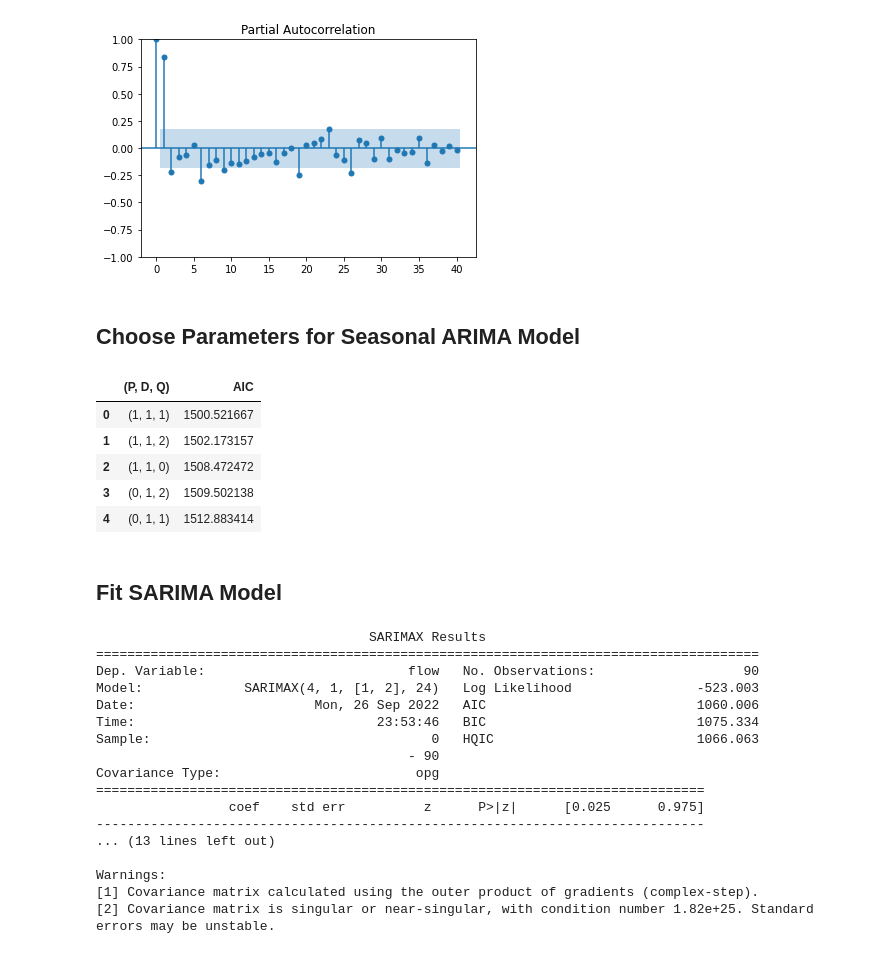
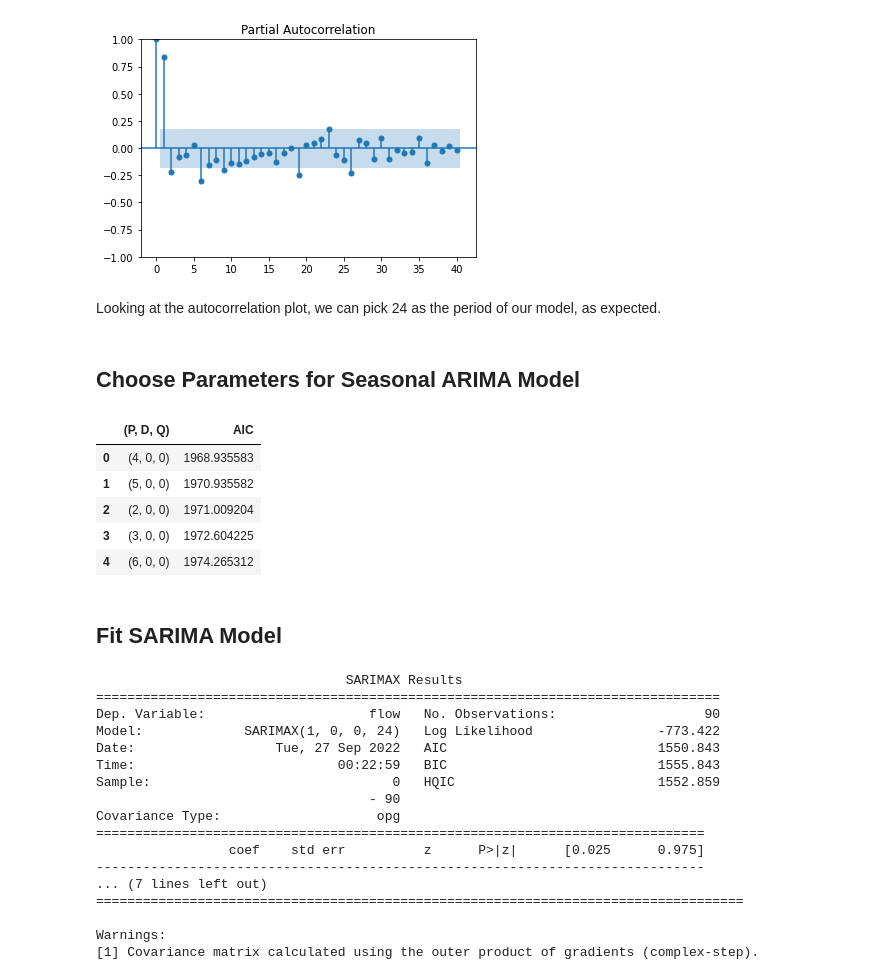
Before and after one commit to ivankirev13/Probabilistic-Traffic-Modelling, a Jupyter notebook: ARIMA Traffic Model/arima_model.ipynb, the cells around one changed output. Cells and saved outputs as stored; diff of their text form; code cells hidden in the pictures.

Commit message:
arima model final

```diff
--- a/ARIMA Traffic Model/arima_model.ipynb
+++ b/ARIMA Traffic Model/arima_model.ipynb
@@ -59,6 +62,8 @@ plt.show()
 # %% [output]
 [figure]
 [figure]
+# %% [markdown]
+Looking at the autocorrelation plot, we can pick 24 as the period of our model, as expected.
 # %% [markdown]
 ## Choose Parameters for Seasonal ARIMA Model
 # %%
@@ -93,28 +98,27 @@ def optimize_SARIMA(parameters_list, s, data):
 
     return result_df
 # %%
-from itertools import product
 import warnings
 warnings.filterwarnings("ignore")
 
-P = range(0, 2, 1)
-D = range(0, 2, 1)
-Q = range(0, 3, 1)
+P = range(0, 10, 1)
+D = range(0, 1, 1)
+Q = range(0, 1, 1)
 s = 24
 
 parameters_list = list(product(P,D,Q))
 
 result_df = optimize_SARIMA(parameters_list, 24, flow)
 
 # Ordered by AIC
 result_df.head()
 # %% [output]
 |  | (P, D, Q) | AIC |
-| 0 | (1, 1, 1) | 1500.521667 |
-| 1 | (1, 1, 2) | 1502.173157 |
-| 2 | (1, 1, 0) | 1508.472472 |
-| 3 | (0, 1, 2) | 1509.502138 |
-| 4 | (0, 1, 1) | 1512.883414 |
+| 0 | (4, 0, 0) | 1968.935583 |
+| 1 | (5, 0, 0) | 1970.935582 |
+| 2 | (2, 0, 0) | 1971.009204 |
+| 3 | (3, 0, 0) | 1972.604225 |
+| 4 | (6, 0, 0) | 1974.265312 |
 # %% [markdown]
 ## Fit SARIMA Model
 # %%
@@ -126,7 +130,7 @@ test_data = flow[index_train_data :]
 # define model
 model = SARIMAX(train_data,
                 order=(0,0,0),
-                seasonal_order=(4,1,2,24))
+                seasonal_order=(1,0,0,24))
 
 #fit the model
 model_fit = model.fit()
@@ -135,23 +139,23 @@ preds_df = (model_fit.get_prediction(start=index_train_data, end=119).summary_fr
 #summary of the model
 print(model_fit.summary())
 # %% [output]
-                                   SARIMAX Results
-=====================================================================================
-Dep. Variable:                          flow   No. Observations:                   90
-Model:             SARIMAX(4, 1, [1, 2], 24)   Log Likelihood                -523.003
-Date:                       Mon, 26 Sep 2022   AIC                           1060.006
-Time:                               23:53:46   BIC                           1075.334
-Sample:                                    0   HQIC                          1066.063
-                                        - 90
-Covariance Type:                         opg
+                                SARIMAX Results
+================================================================================
+Dep. Variable:                     flow   No. Observations:                   90
+Model:             SARIMAX(1, 0, 0, 24)   Log Likelihood                -773.422
+Date:                  Tue, 27 Sep 2022   AIC                           1550.843
+Time:                          00:22:59   BIC                           1555.843
+Sample:                               0   HQIC                          1552.859
+                                   - 90
+Covariance Type:                    opg
 ==============================================================================
                  coef    std err          z      P>|z|      [0.025      0.975]
 ------------------------------------------------------------------------------
-... (13 lines left out)
+... (7 lines left out)
+===================================================================================
 
 Warnings:
 [1] Covariance matrix calculated using the outer product of gradients (complex-step).
-[2] Covariance matrix is singular or near-singular, with condition number 1.82e+25. Standard errors may be unstable.
 # %%
 #get the predictions and residuals
 predictions = model_fit.forecast(len(test_data))
```
Also changed, not shown: parts of 4 cells of this notebook.
